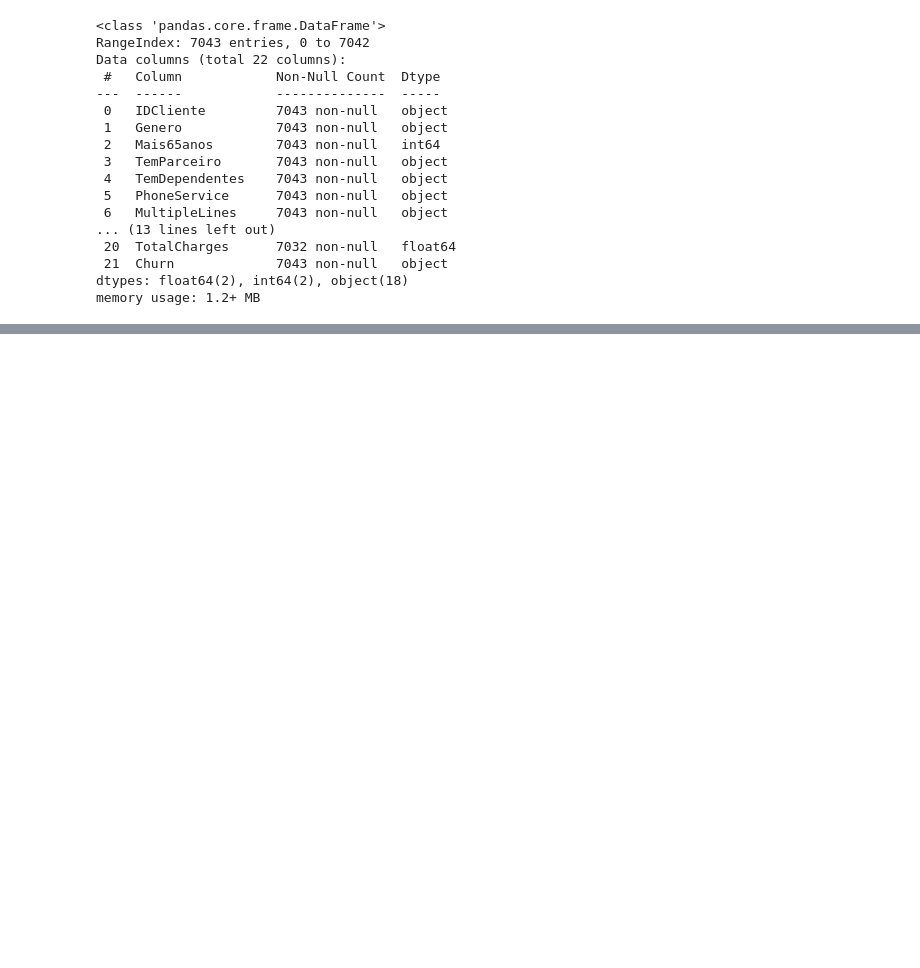
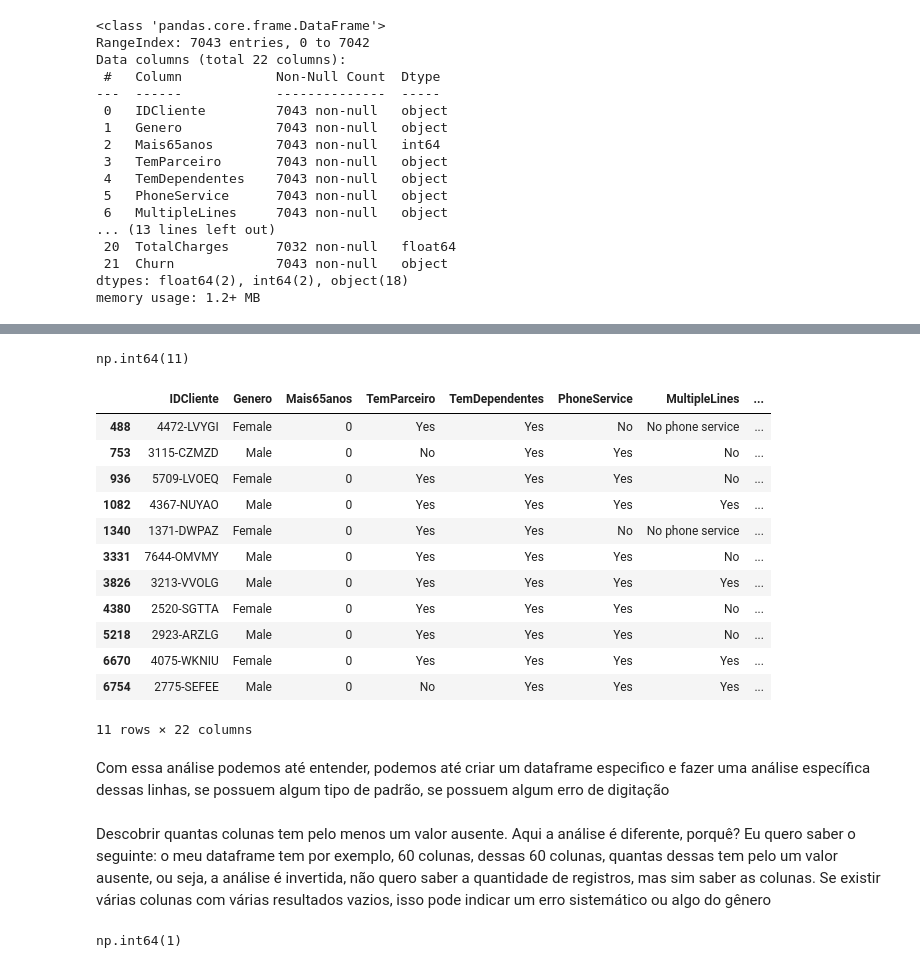
Before and after one commit to Kemuel-Batista/ignite-ai-development-exploratory-data-analysis, a Jupyter notebook: eda-churn.ipynb, the cells around one changed output, grey strips where cells are left out. Saved outputs shown, nothing was run; the diff lists cells and outputs as text; code cells hidden in the pictures; blank space fills up the shorter version.

```diff
--- a/eda-churn.ipynb
+++ b/eda-churn.ipynb
@@ -441,0 +467,35 @@ memory usage: 1.2+ MB
+# %%
+# Detectar valores ausentes em uma coluna
+df_churn.TotalCharges.isna().sum()
+# %% [output]
+np.int64(11)
+# %%
+# Quantas linhas tem pelo menos 1 coluna com valor ausente
+df_churn[df_churn.isna().any(axis=1)]
+# isna().any == se tiver qualquer valor vazio em qualquer coluna (axis=1), retorne para mim essas linhas
+# %% [output]
+|  | IDCliente | Genero | Mais65anos | TemParceiro | TemDependentes | PhoneService | MultipleLines | ... |
+| 488 | 4472-LVYGI | Female | 0 | Yes | Yes | No | No phone service | ... |
+| 753 | 3115-CZMZD | Male | 0 | No | Yes | Yes | No | ... |
+| 936 | 5709-LVOEQ | Female | 0 | Yes | Yes | Yes | No | ... |
+| 1082 | 4367-NUYAO | Male | 0 | Yes | Yes | Yes | Yes | ... |
+| 1340 | 1371-DWPAZ | Female | 0 | Yes | Yes | No | No phone service | ... |
+| 3331 | 7644-OMVMY | Male | 0 | Yes | Yes | Yes | No | ... |
+| 3826 | 3213-VVOLG | Male | 0 | Yes | Yes | Yes | Yes | ... |
+| 4380 | 2520-SGTTA | Female | 0 | Yes | Yes | Yes | No | ... |
+| 5218 | 2923-ARZLG | Male | 0 | Yes | Yes | Yes | No | ... |
+| 6670 | 4075-WKNIU | Female | 0 | Yes | Yes | Yes | Yes | ... |
+| 6754 | 2775-SEFEE | Male | 0 | No | Yes | Yes | Yes | ... |
+11 rows × 22 columns
+# %% [markdown]
+Com essa análise podemos até entender, podemos até criar um dataframe especifico e fazer uma análise específica dessas linhas, se possuem algum tipo de padrão, se possuem algum erro de digitação
+# %% [markdown]
+Descobrir quantas colunas tem pelo menos um valor ausente.
+Aqui a análise é diferente, porquê? Eu quero saber o seguinte: o meu dataframe tem por exemplo, 60 colunas, dessas 60 colunas, quantas dessas tem pelo um valor ausente, ou seja, a análise é invertida, não quero saber a quantidade de registros, mas sim saber as colunas.
+Se existir várias colunas com várias resultados vazios, isso pode indicar um erro sistemático ou algo do gênero
+# %%
+# Quantas colunas tem pelo menos 1 valor ausente
+df_churn.isna().any(axis=0).sum()
+# isna().any(axis=0) == quantos NAN eu tenho em qualquer linha e some a quantidade
+# %% [output]
+np.int64(1)
```
Also changed, not shown: parts of 14 cells of this notebook.
